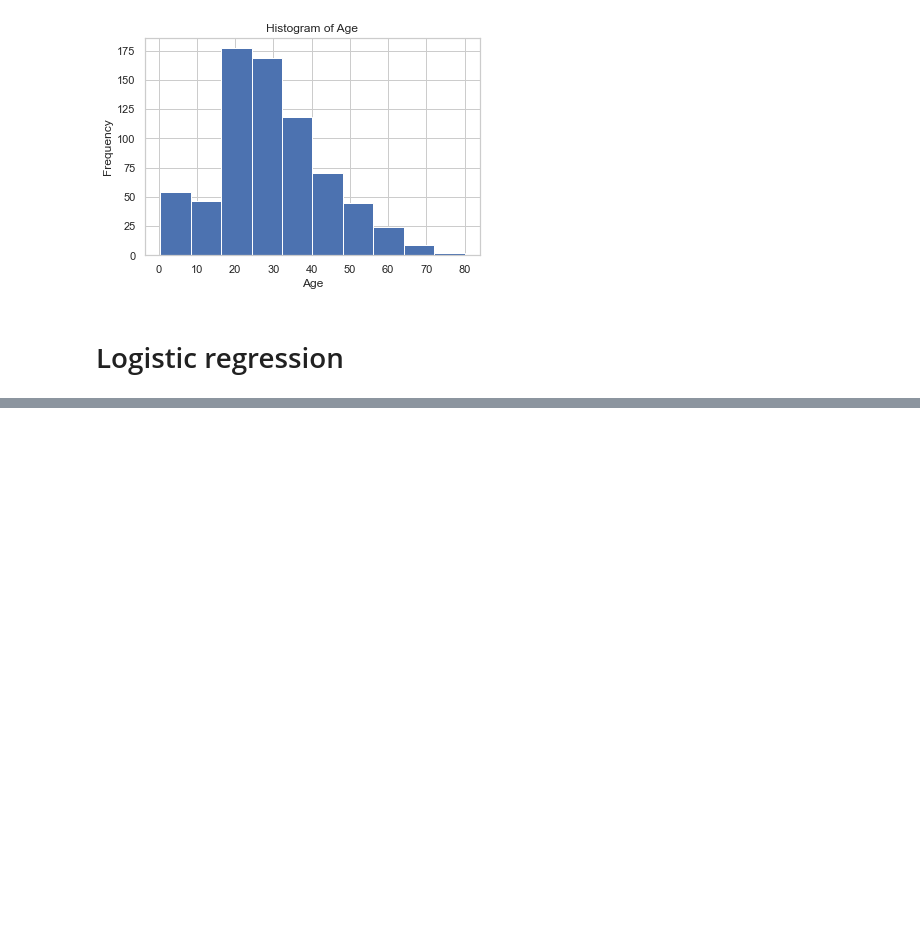
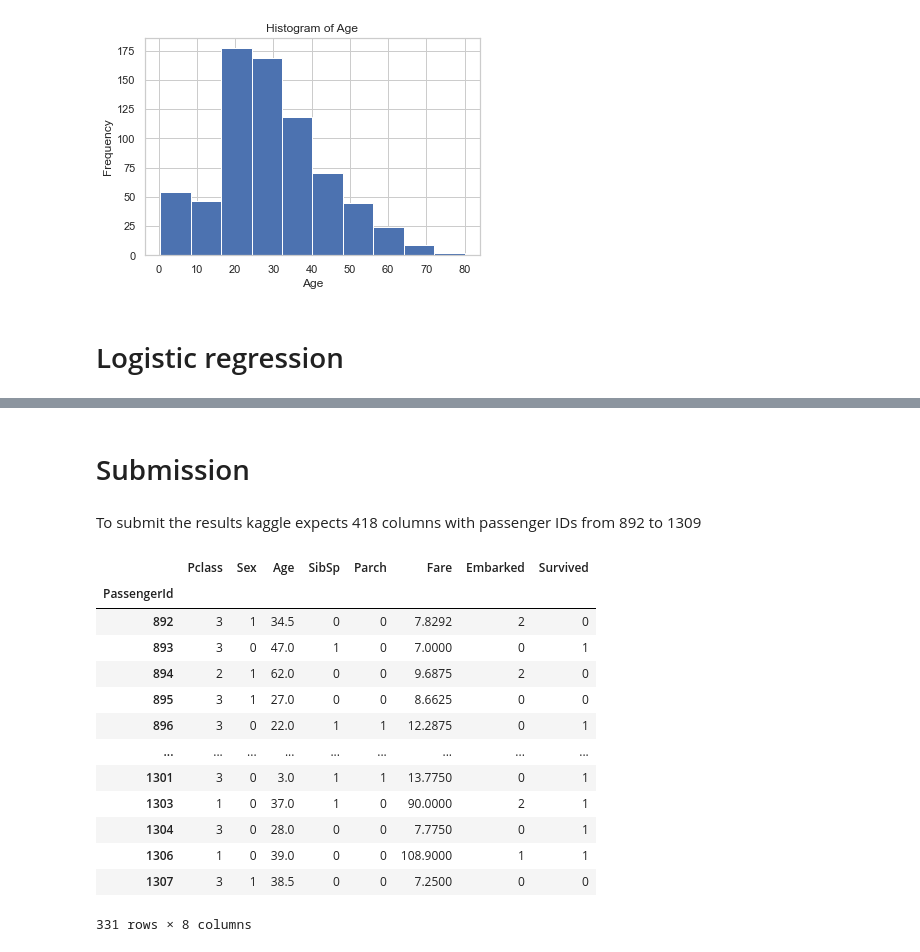
Before and after one commit to marjanilkov/kaggleTitanic, a Jupyter notebook: kaggle_titanic.ipynb, the cells around one changed output, grey strips where cells are left out. Drawn from its saved outputs; the diff is of its cells as text; code cells hidden in the pictures; blank space fills up the shorter version.

```diff
--- a/kaggle_titanic.ipynb
+++ b/kaggle_titanic.ipynb
@@ -217,0 +355,22 @@ ValueError: could not convert string to float: 'Braund, Mr. Owen Harris'
+# %% [markdown]
+# Submission
+# %% [markdown]
+To submit the results kaggle expects 418 columns with passenger IDs from 892 to 1309
+# %%
+sub = X_test
+sub.set_index("PassengerId")
+# %% [output]
+|  | Pclass | Sex | Age | SibSp | Parch | Fare | Embarked | Survived |
+| PassengerId |  |  |  |  |  |  |  |  |
+| 892 | 3 | 1 | 34.5 | 0 | 0 | 7.8292 | 2 | 0 |
+| 893 | 3 | 0 | 47.0 | 1 | 0 | 7.0000 | 0 | 1 |
+| 894 | 2 | 1 | 62.0 | 0 | 0 | 9.6875 | 2 | 0 |
+| 895 | 3 | 1 | 27.0 | 0 | 0 | 8.6625 | 0 | 0 |
+| 896 | 3 | 0 | 22.0 | 1 | 1 | 12.2875 | 0 | 1 |
+| ... | ... | ... | ... | ... | ... | ... | ... | ... |
+| 1301 | 3 | 0 | 3.0 | 1 | 1 | 13.7750 | 0 | 1 |
+| 1303 | 1 | 0 | 37.0 | 1 | 0 | 90.0000 | 2 | 1 |
+| 1304 | 3 | 0 | 28.0 | 0 | 0 | 7.7750 | 0 | 1 |
+| 1306 | 1 | 0 | 39.0 | 0 | 0 | 108.9000 | 1 | 1 |
+| 1307 | 3 | 1 | 38.5 | 0 | 0 | 7.2500 | 0 | 0 |
+331 rows × 8 columns
```
Also changed, not shown: parts of 19 cells of this notebook.
